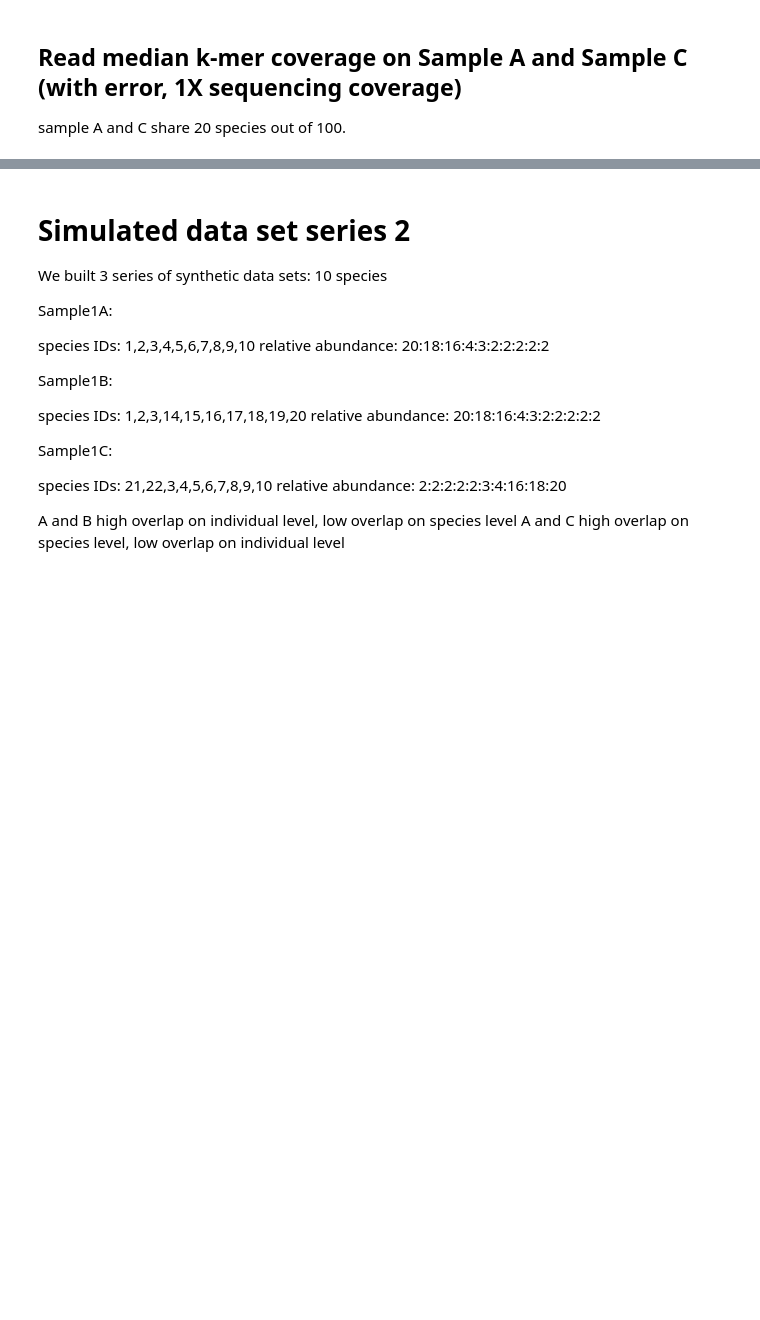
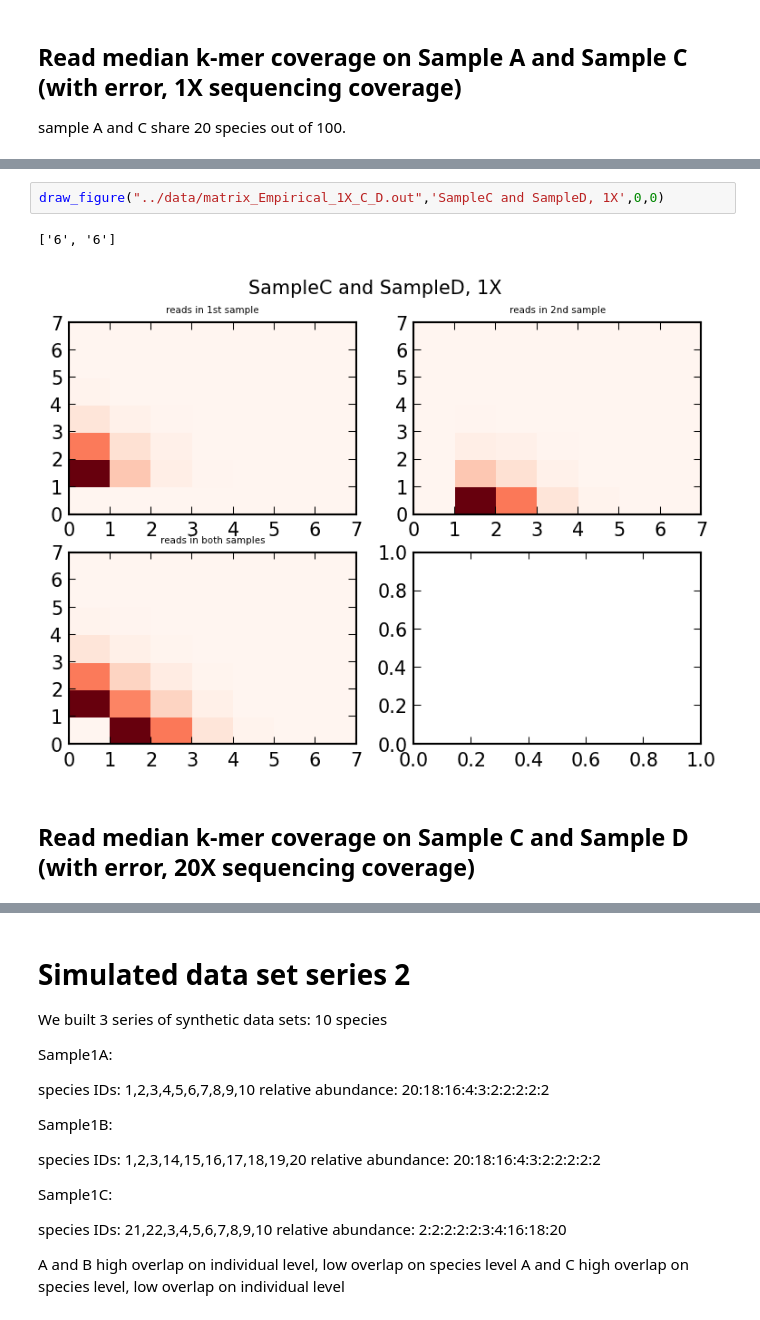
Before and after one commit to qingpeng/2013-diversity, a Jupyter notebook: notebook/Overlap_Matrix.ipynb, the cells around one changed output, grey strips where cells are left out. Cells and saved outputs as stored; diff of their text form; blank space fills up the shorter version.

```diff
--- a/notebook/Overlap_Matrix.ipynb
+++ b/notebook/Overlap_Matrix.ipynb
@@ -117,0 +138,8 @@ draw_figure("../data/matrix_Empirical_1X_A_C.out",'SampleA and SampleC, 1X',0,0)
+# %%
+draw_figure("../data/matrix_Empirical_1X_C_D.out",'SampleC and SampleD, 1X',0,0)
+# %% [output]
+['6', '6']
+[figure, added]
+# %% [markdown]
+Read median k-mer coverage on Sample C and Sample D (with error, 20X sequencing coverage)
+--------
```
Also changed, not shown: parts of 16 cells of this notebook, 4 other files.
